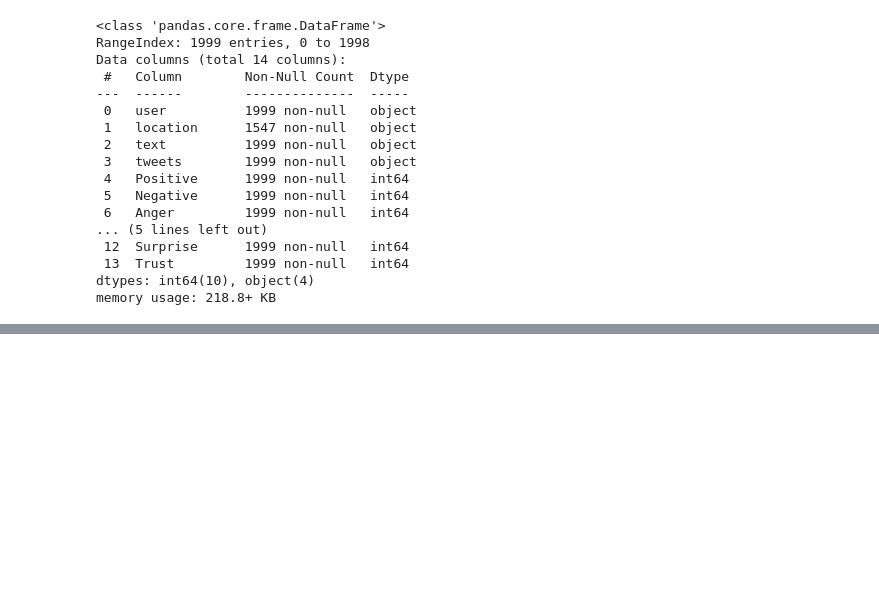
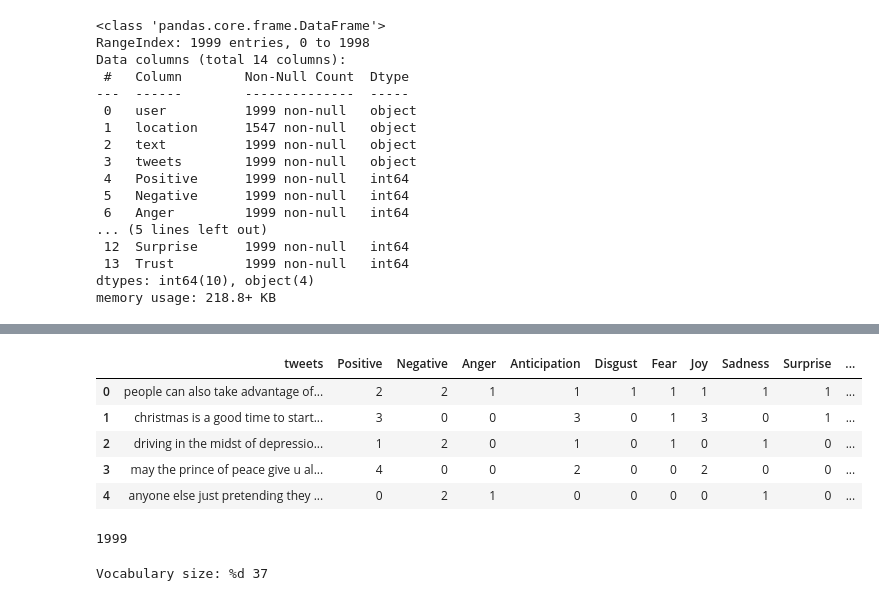
Before and after one commit to Gail529/Mental-health, a Jupyter notebook: tweet_emotions.ipynb, the cells around one changed output, grey strips where cells are left out. Saved outputs shown, nothing was run; the diff lists cells and outputs as text; code cells hidden in the pictures; blank space fills up the shorter version.

```diff
--- a/tweet_emotions.ipynb
+++ b/tweet_emotions.ipynb
@@ -190,0 +206,18 @@ tweet_emotions_df.to_csv('tweet_emotion_scores.csv')
+# %%
+del data['Unnamed: 0']
+del data['user']
+del data['location']
+del data['text']
+data.head()
+# %% [output]
+|  | tweets | Positive | Negative | Anger | Anticipation | Disgust | Fear | Joy | Sadness | Surprise | ... |
+| 0 | people can also take advantage of... | 2 | 2 | 1 | 1 | 1 | 1 | 1 | 1 | 1 | ... |
+| 1 | christmas is a good time to start... | 3 | 0 | 0 | 3 | 0 | 1 | 3 | 0 | 1 | ... |
+| 2 | driving in the midst of depressio... | 1 | 2 | 0 | 1 | 0 | 1 | 0 | 1 | 0 | ... |
+| 3 | may the prince of peace give u al... | 4 | 0 | 0 | 2 | 0 | 0 | 2 | 0 | 0 | ... |
+| 4 | anyone else just pretending they ... | 0 | 2 | 1 | 0 | 0 | 0 | 0 | 1 | 0 | ... |
+# %%
+tweets=data['tweets'].values
+len(tweets)
+# %% [output]
+1999
@@ -190,0 +226,7 @@ tweet_emotions_df.to_csv('tweet_emotion_scores.csv')
+# %%
+import gensim
+model = gensim.models.Word2Vec(sentences=tweets,size=EMBEDDING_DIM,window=5,workers=4,min_count=1)
+words = list(model.wv.vocab)
+print('Vocabulary size: %d',len(words) )
+# %% [output]
+Vocabulary size: %d 37
```
Also changed, not shown: parts of 8 cells of this notebook.
